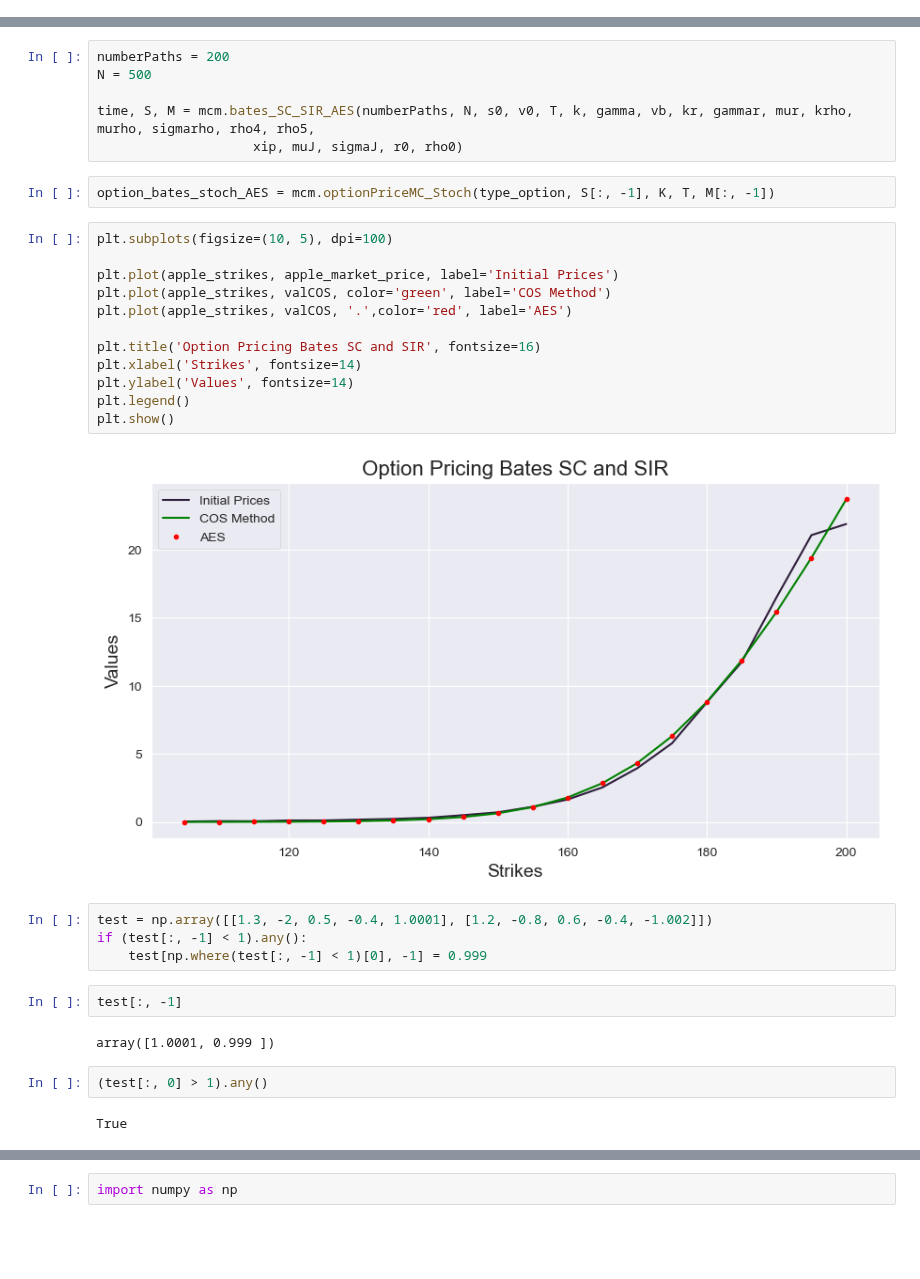
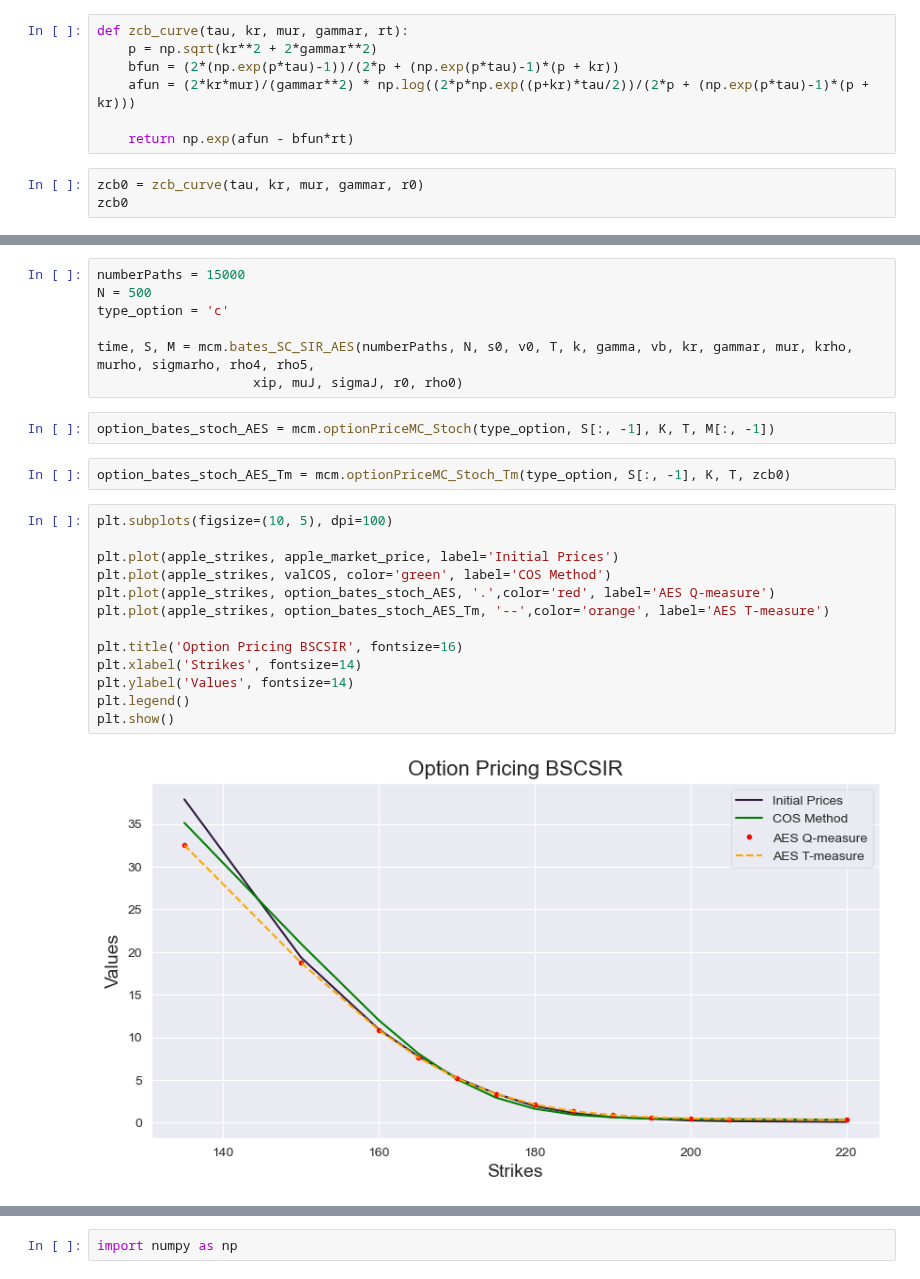
Before and after one commit to kirillzx/Generalized-Bates-model-draft, a Jupyter notebook: Calibrations/Calibration_Main.ipynb, the cells around one changed output, grey strips where cells are left out. Saved outputs shown, nothing was run; the diff lists cells and outputs as text; blank space fills up the shorter version.

```diff
--- a/Calibrations/Calibration_Main.ipynb
+++ b/Calibrations/Calibration_Main.ipynb
@@ -725,0 +681,10 @@ Final error for H1HW = 0.658834607
+# %%
+def zcb_curve(tau, kr, mur, gammar, rt):
+    p = np.sqrt(kr**2 + 2*gammar**2)
+    bfun = (2*(np.exp(p*tau)-1))/(2*p + (np.exp(p*tau)-1)*(p + kr))
+    afun = (2*kr*mur)/(gammar**2) * np.log((2*p*np.exp((p+kr)*tau/2))/(2*p + (np.exp(p*tau)-1)*(p + kr)))
+
+    return np.exp(afun - bfun*rt)
+# %%
+zcb0 = zcb_curve(tau, kr, mur, gammar, r0)
+zcb0
@@ -726,34 +693,26 @@ Final error for H1HW = 0.658834607
 # %%
-numberPaths = 200
+numberPaths = 15000
 N = 500
+type_option = 'c'
 
 time, S, M = mcm.bates_SC_SIR_AES(numberPaths, N, s0, v0, T, k, gamma, vb, kr, gammar, mur, krho, murho, sigmarho, rho4, rho5,
                     xip, muJ, sigmaJ, r0, rho0)
 # %%
 option_bates_stoch_AES = mcm.optionPriceMC_Stoch(type_option, S[:, -1], K, T, M[:, -1])
+# %%
+option_bates_stoch_AES_Tm = mcm.optionPriceMC_Stoch_Tm(type_option, S[:, -1], K, T, zcb0)
 # %%
 plt.subplots(figsize=(10, 5), dpi=100)
 
 plt.plot(apple_strikes, apple_market_price, label='Initial Prices')
 plt.plot(apple_strikes, valCOS, color='green', label='COS Method')
-plt.plot(apple_strikes, valCOS, '.',color='red', label='AES')
+plt.plot(apple_strikes, option_bates_stoch_AES, '.',color='red', label='AES Q-measure')
+plt.plot(apple_strikes, option_bates_stoch_AES_Tm, '--',color='orange', label='AES T-measure')
 
-plt.title('Option Pricing Bates SC and SIR', fontsize=16)
+plt.title('Option Pricing BSCSIR', fontsize=16)
 plt.xlabel('Strikes', fontsize=14)
 plt.ylabel('Values', fontsize=14)
 plt.legend()
 plt.show()
 # %% [output]
-[figure, old version]
+[figure, new version]
-# %%
-test = np.array([[1.3, -2, 0.5, -0.4, 1.0001], [1.2, -0.8, 0.6, -0.4, -1.002]])
-if (test[:, -1] < 1).any():
-    test[np.where(test[:, -1] < 1)[0], -1] = 0.999
-# %%
-test[:, -1]
-# %% [output]
-array([1.0001, 0.999 ])
-# %%
-(test[:, 0] > 1).any()
-# %% [output]
-True
```
Also changed, not shown: parts of 49 cells of this notebook.
